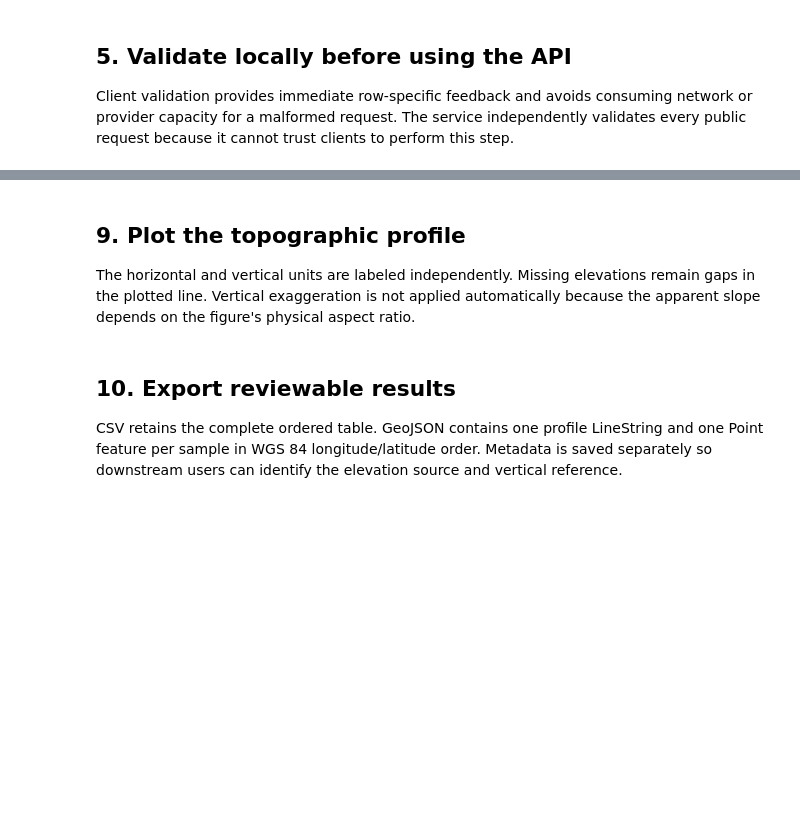
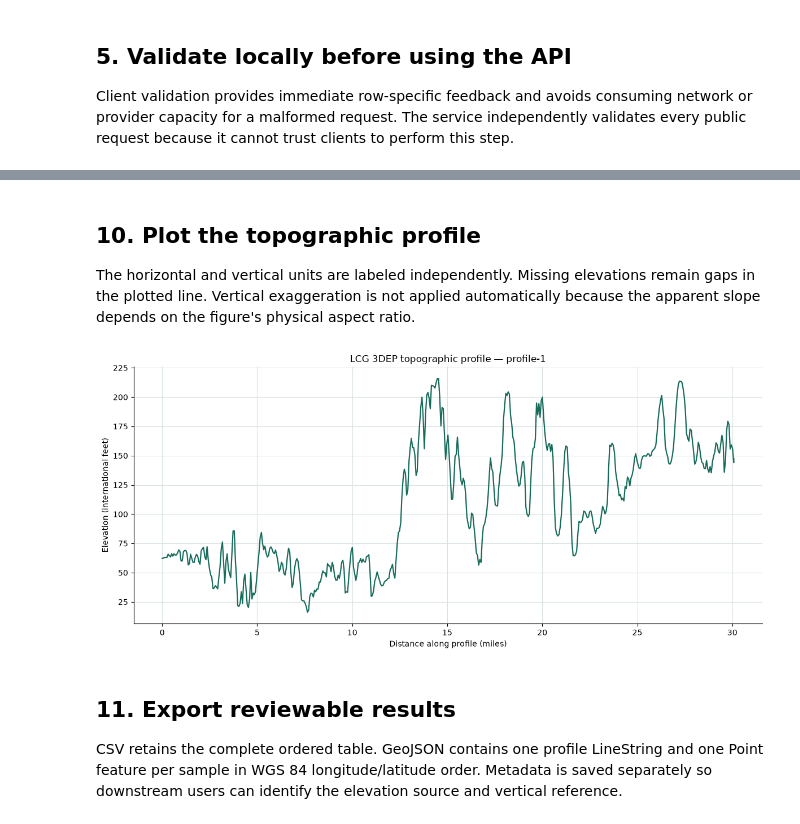
Before and after one commit to lesterw53679/lcg-usgs-3dep-elevation-service, a Jupyter notebook: notebooks/topographic_profile.ipynb, the cells around one changed output, grey strips where cells are left out. Drawn from its saved outputs; the diff is of its cells as text; code cells hidden in the pictures; blank space fills up the shorter version.

```diff
--- a/notebooks/topographic_profile.ipynb
+++ b/notebooks/topographic_profile.ipynb
@@ -60,7 +71,7 @@ def find_repository_root(start: Path) -> Path:
 
 
 REPOSITORY_ROOT = find_repository_root(Path.cwd())
-INPUT_PATH = REPOSITORY_ROOT / "sample_data" / "florida_profile_points.csv"
+INPUT_PATH = REPOSITORY_ROOT / "sample_data" / "florida_profile_points_100m.tsv"
 OUTPUT_DIRECTORY = REPOSITORY_ROOT / "output"
 
 print(f"Repository: {REPOSITORY_ROOT}")
@@ -185,24 +419,29 @@ def request_profile_elevations(
     total_batches = math.ceil(len(ordered_points) / batch_size)
 
     with requests.Session() as session:
-        session.headers.update({"User-Agent": "lcg-topographic-profile-notebook/0.1"})
+        session.headers.update({"User-Agent": "lcg-topographic-profile-notebook/0.2"})
 
         for batch_number, start in enumerate(
             range(0, len(ordered_points), batch_size),
             start=1,
         ):
             batch = ordered_points.iloc[start : start + batch_size]
-            payload = {
-                "units": units,
-                "points": batch[["db_key", "latitude", "longitude"]].to_dict(
-                    orient="records"
-                ),
-            }
+            payload_points = [
+                {
+                    "db_key": row.api_db_key,
+                    "latitude": row.latitude,
+                    "longitude": row.longitude,
+                }
+                for row in batch.itertuples(index=False)
+            ]
+            payload = {"units": units, "points": payload_points}
             print(
                 f"Requesting batch {batch_number}/{total_batches} "
                 f"with {len(batch):,} points..."
             )
+            request_started = time.perf_counter()
             response = session.post(endpoint, json=payload, timeout=timeout_seconds)
+            elapsed_seconds = time.perf_counter() - request_started
             if not response.ok:
                 raise RuntimeError(
                     f"Elevation request failed with HTTP {response.status_code}:\n"
@@ -215,7 +454,7 @@ def request_profile_elevations(
                 raise RuntimeError("Elevation response does not contain a results list.")
 
             returned_keys = [result.get("db_key") for result in batch_results]
-            expected_keys = batch["db_key"].tolist()
+            expected_keys = batch["api_db_key"].tolist()
             if returned_keys != expected_keys:
                 raise RuntimeError(
                     "Service result keys or ordering did not match the request batch."
@@ -228,11 +467,12 @@ def request_profile_elevations(
                 raise RuntimeError("Service metadata changed between profile batches.")
 
             all_results.extend(batch_results)
+            print(f"Batch {batch_number} completed in {elapsed_seconds:.2f} seconds.")
             if batch_number < total_batches and pause_seconds > 0:
                 time.sleep(pause_seconds)
 
     result_frame = pd.DataFrame(all_results)
-    if result_frame["db_key"].tolist() != ordered_points["db_key"].tolist():
+    if result_frame["db_key"].tolist() != ordered_points["api_db_key"].tolist():
         raise RuntimeError("Reassembled result order does not match the input profile.")
 
     profile = ordered_points.copy().reset_index(drop=True)
@@ -334,46 +635,35 @@ else:
 # %% [markdown]
-## 9. Plot the topographic profile
+## 10. Plot the topographic profile
 
 The horizontal and vertical units are labeled independently. Missing elevations remain gaps in the plotted line. Vertical exaggeration is not applied automatically because the apparent slope depends on the figure's physical aspect ratio.
 # %%
 x_column = "distance_miles" if HORIZONTAL_UNITS == "miles" else "distance_km"
 x_label = (
     "Distance along profile (miles)"
     if HORIZONTAL_UNITS == "miles"
     else "Distance along profile (km)"
 )
 y_label = "Elevation (international feet)" if ELEVATION_UNITS == "feet" else "Elevation (meters)"
 
 fig, ax = plt.subplots(figsize=(12, 5.5))
 ax.plot(
     profile[x_column],
     profile["elevation"],
     color="#176B5B",
-    linewidth=2.0,
-    marker="o",
-    markersize=4.5,
+    linewidth=1.6,
 )
-ax.set_title("LCG 3DEP topographic profile")
+ax.set_title(f"LCG 3DEP topographic profile — {profile['profile_id'].iloc[0]}")
 ax.set_xlabel(x_label)
 ax.set_ylabel(y_label)
 ax.grid(True, color="#D9E2E1", linewidth=0.8)
 ax.spines[["top", "right"]].set_visible(False)
 
-successful = profile.loc[profile["status"].eq("success") & profile["elevation"].notna()]
-if not successful.empty:
-    for row in (successful.iloc[0], successful.iloc[-1]):
-        ax.annotate(
-            str(row["db_key"]),
-            (row[x_column], row["elevation"]),
-            xytext=(5, 7),
-            textcoords="offset points",
-            fontsize=8,
-        )
-
 fig.tight_layout()
 plt.show()
+# %% [output]
+[figure, added]
 # %% [markdown]
-## 10. Export reviewable results
+## 11. Export reviewable results
 
 CSV retains the complete ordered table. GeoJSON contains one profile LineString and one Point feature per sample in WGS 84 longitude/latitude order. Metadata is saved separately so downstream users can identify the elevation source and vertical reference.
 # %%
```
Also changed, not shown: parts of 18 cells of this notebook, 1 other file.
